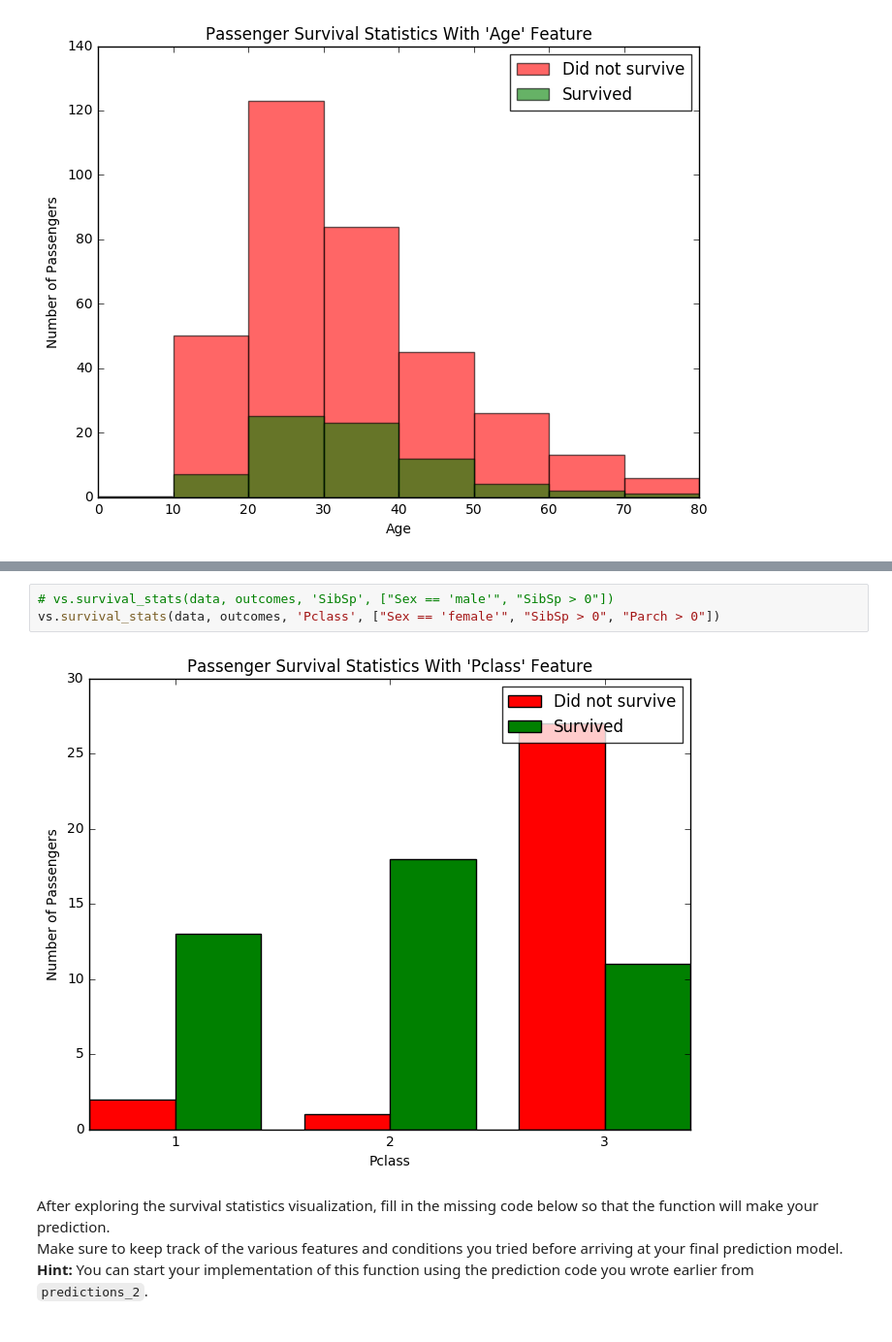
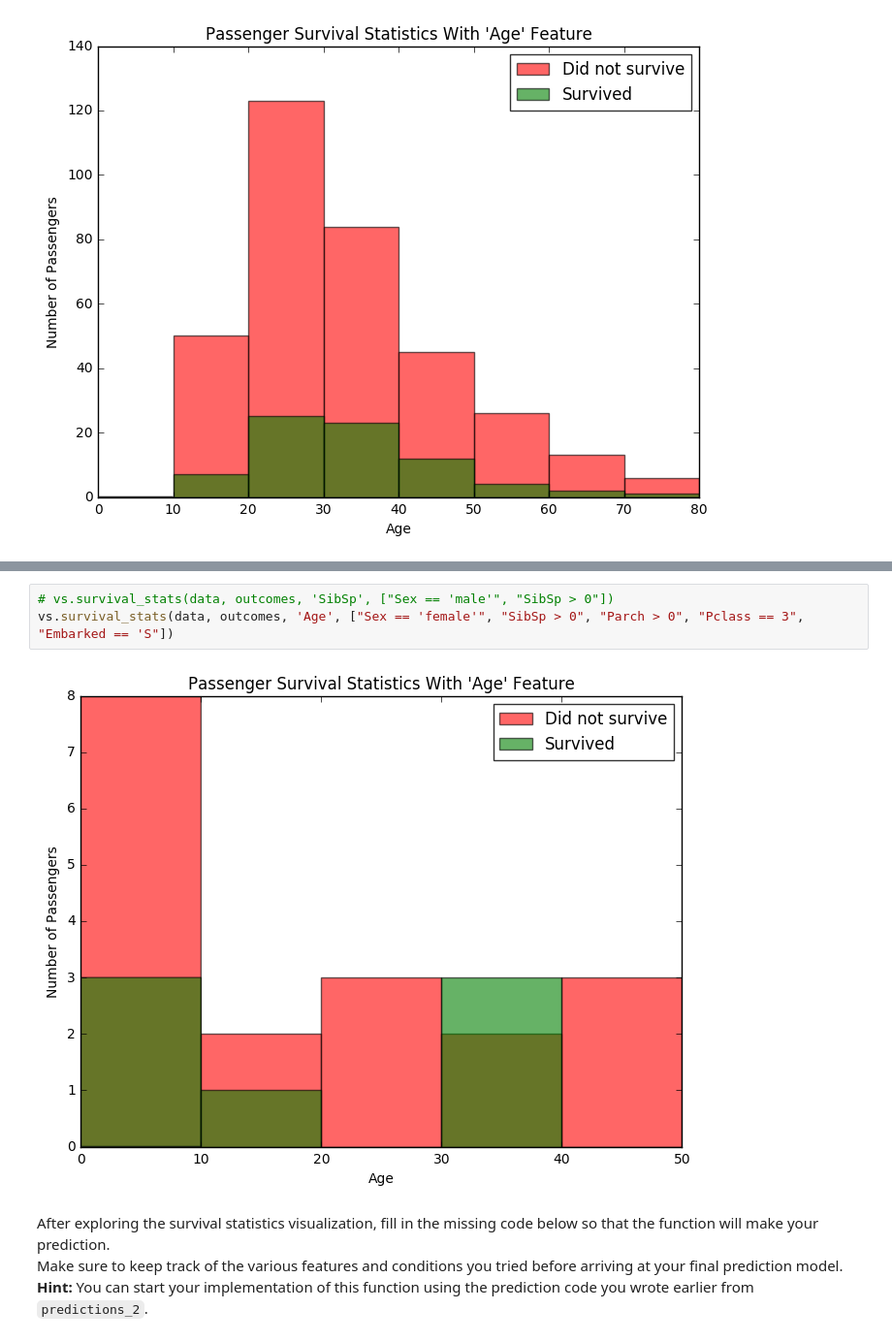
Before and after one commit to kamranazmat/Machine-Learning-Engineer-Nanodegree, a Jupyter notebook: Projects/Titanic Survival Exploration/titanic_survival_exploration.ipynb, the cells around one changed output, grey strips where cells are left out. Shown: that part at 97% size. Cells and saved outputs as stored; diff of their text form.

```diff
--- a/Projects/Titanic Survival Exploration/titanic_survival_exploration.ipynb
+++ b/Projects/Titanic Survival Exploration/titanic_survival_exploration.ipynb
@@ -237,8 +237,8 @@ vs.survival_stats(data, outcomes, 'SibSp', ["Sex == 'male'", "Age >= 10", "Pclas
 # %%
 # vs.survival_stats(data, outcomes, 'SibSp', ["Sex == 'male'", "SibSp > 0"])
-vs.survival_stats(data, outcomes, 'Pclass', ["Sex == 'female'", "SibSp > 0", "Parch > 0"])
+vs.survival_stats(data, outcomes, 'Age', ["Sex == 'female'", "SibSp > 0", "Parch > 0", "Pclass == 3", "Embarked == 'S"])
 # %% [output]
-[figure, old version]
+[figure, new version]
 # %% [markdown]
 After exploring the survival statistics visualization, fill in the missing code below so that the function will make your prediction.
 Make sure to keep track of the various features and conditions you tried before arriving at your final prediction model.
```
Also changed, not shown: parts of 5 cells of this notebook.
